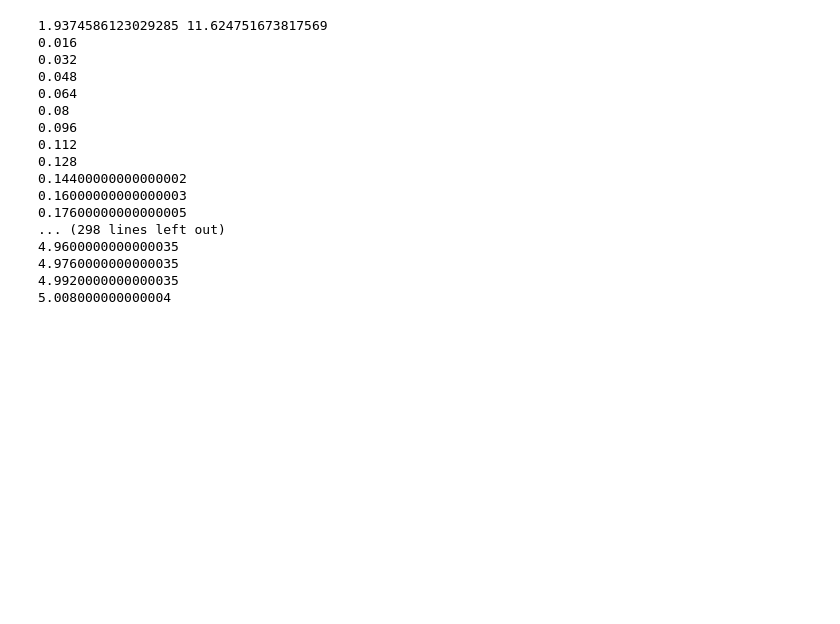
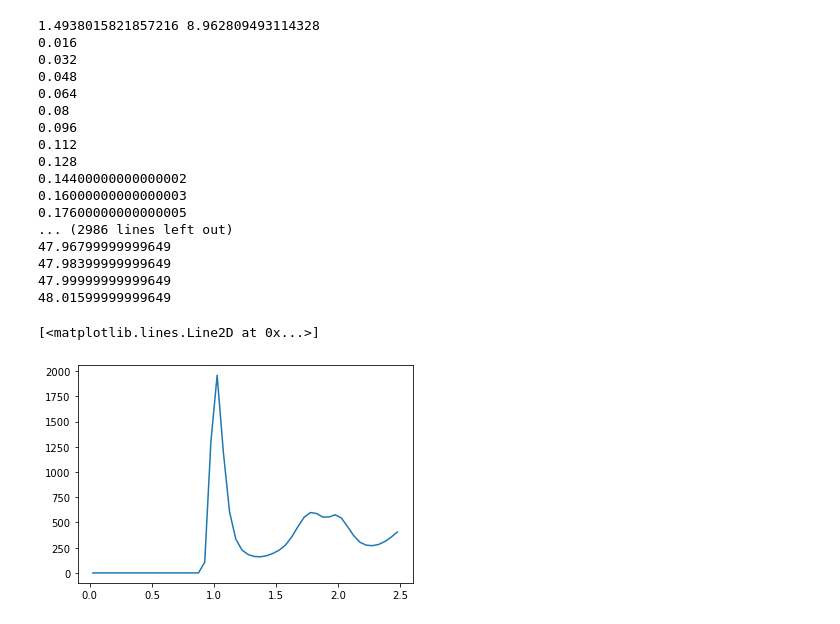
Before and after one commit to larstors/MCP, a Jupyter notebook: proj3/why.ipynb, the cells around one changed output. Saved outputs shown, nothing was run; the diff lists cells and outputs as text; code cells hidden in the pictures; blank space fills up the shorter version.

```diff
--- a/proj3/why.ipynb
+++ b/proj3/why.ipynb
@@ -163,8 +181,8 @@ def vverlet(T, rho, tmax, h, tburn, check=0, l=16):
     return v1, time, Temp, melt, g
 # %%
-v = vverlet(1.38, 0.55, 5, 0.016, 0)
+v = vverlet(0.5, 1.2, 48, 0.016, 10)
 # %% [output]
-1.9374586123029285 11.624751673817569
+1.4938015821857216 8.962809493114328
 0.016
 0.032
 0.048
@@ -176,8 +194,17 @@ v = vverlet(1.38, 0.55, 5, 0.016, 0)
 0.14400000000000002
 0.16000000000000003
 0.17600000000000005
-... (298 lines left out)
-4.9600000000000035
-4.9760000000000035
-4.9920000000000035
-5.008000000000004
+... (2986 lines left out)
+47.96799999999649
+47.98399999999649
+47.99999999999649
+48.01599999999649
+# %%
+k = []
+for i in range(50):
+    k.append((i+1/2)*0.05)
+
+plt.plot(k, v[-1])
+# %% [output]
+[<matplotlib.lines.Line2D at 0x...>]
+[figure, added]
```
Also changed, not shown: parts of 12 cells of this notebook, 4 other files.
